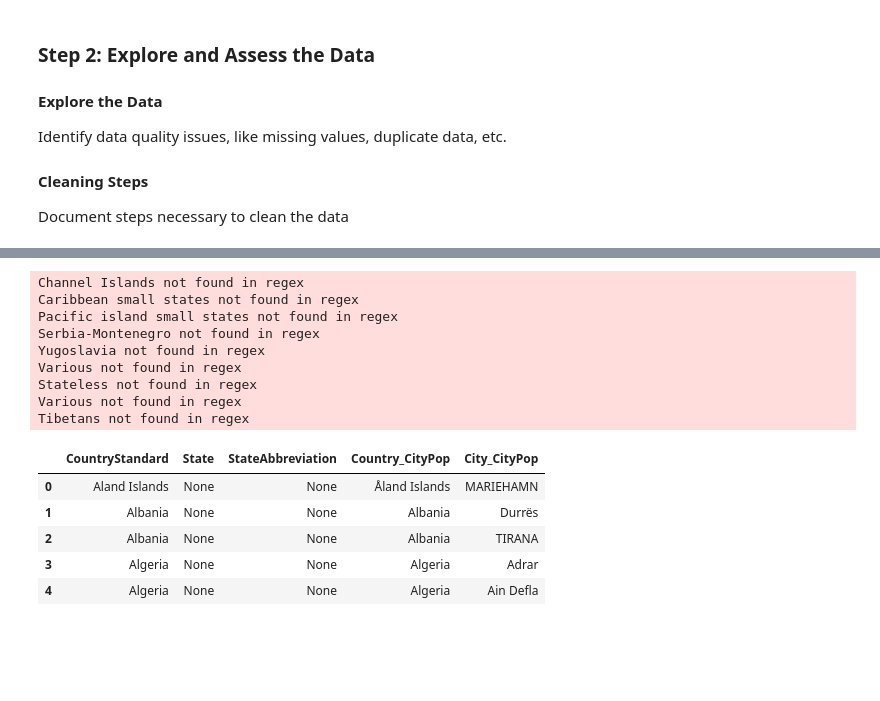
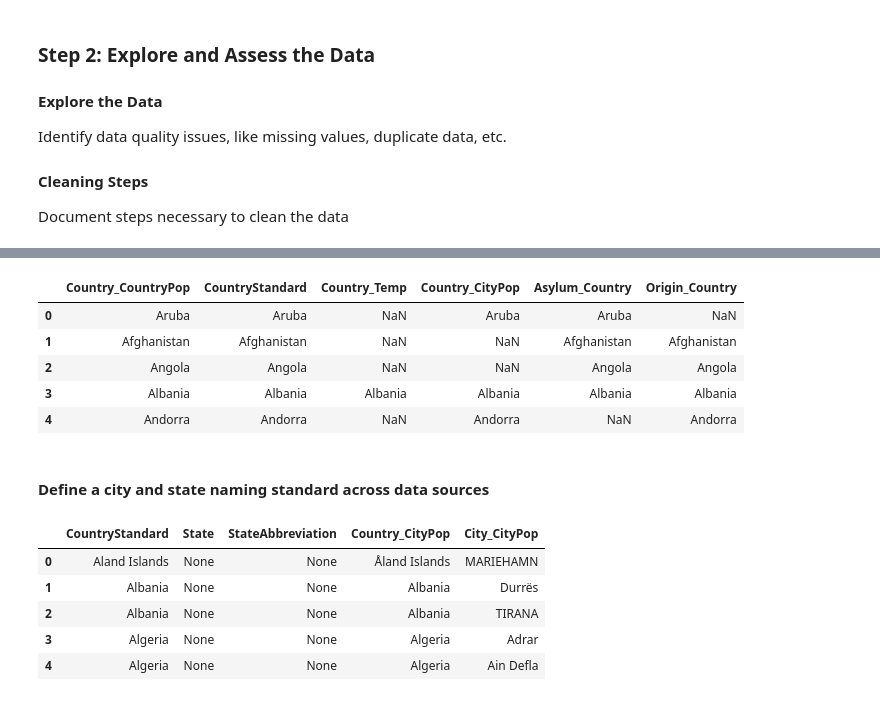
Before and after one commit to DonDuPontII/Data-Engineering-Udacity-Projects, a Jupyter notebook: Capstone-Project.ipynb, the cells around one changed output, grey strips where cells are left out. Cells and saved outputs as stored; diff of their text form; code cells hidden in the pictures; blank space fills up the shorter version.

```diff
--- a/Capstone-Project.ipynb
+++ b/Capstone-Project.ipynb
@@ -490,0 +428,11 @@ refugee_df.loc[pd.isnull(refugee_df[['Asylum_Country_or_Territory',
+# %%
+# Pull unique country and city values from each source data set
+unique_refugee_origin = refugee_df[['Origin_Country']].drop_duplicates()
+
+unique_refugee_asylum = refugee_df[['Asylum_Country']].drop_duplicates()
+
+unique_citypop_country = city_pop_df[['Country']].drop_duplicates()
+
+unique_countrypop = country_pop_df[['Country']].drop_duplicates()
+
+unique_temp_country = temp_df[['Country']].drop_duplicates()
@@ -491 +480,22 @@ refugee_df.loc[pd.isnull(refugee_df[['Asylum_Country_or_Territory',
+# %%
+# Full outer join dataframes for mapping purposes
+# Source: https://stackoverflow.com/questions/23668427/pandas-three-way-joining-multiple-dataframes-on-columns
+dfs = [unique_countrypop,
+       unique_temp_country,
+       unique_citypop_country,
+       unique_refugee_asylum,
+       unique_refugee_origin]
+
+country_map = reduce(lambda left,right: pd.merge(left, right, on = 'CountryStandard', how = 'outer'), dfs)
+
+country_map.head()
+# %% [output]
+|  | Country_CountryPop | CountryStandard | Country_Temp | Country_CityPop | Asylum_Country | Origin_Country |
+| 0 | Aruba | Aruba | NaN | Aruba | Aruba | NaN |
+| 1 | Afghanistan | Afghanistan | NaN | NaN | Afghanistan | Afghanistan |
+| 2 | Angola | Angola | NaN | NaN | Angola | Angola |
+| 3 | Albania | Albania | Albania | Albania | Albania | Albania |
+| 4 | Andorra | Andorra | NaN | Andorra | NaN | Andorra |
+# %% [markdown]
+#### Define a city and state naming standard across data sources
 # %%
@@ -513,31 +507,3 @@ unique_temp_country.columns = ['Country_Temp']
 unique_temp_city = temp_df[['Country', 'State', 'City']].drop_duplicates()
 
 unique_temp_city.columns = ['Country_Temp', 'State_Temp', 'City_Temp']
-# %%
-def country_standard(df, field):
-    # Convert dataframe to a list
-    country_list = df[field].tolist()
-
-    # Source: https://github.com/konstantinstadler/country_converter
-    # Create a standardized country name and add it to the dataframe
-    standard_names = coco.convert(names = country_list, to = 'name_short')
-    df['CountryStandard'] = standard_names
-
-    # Replace values 'not found' (default designation) with source value
-    df.CountryStandard[df.CountryStandard == 'not found'] = df[field]
-
-country_standard(unique_countrypop, 'Country_CountryPop')
-country_standard(unique_temp_country, 'Country_Temp')
-country_standard(unique_citypop_country, 'Country_CityPop')
-country_standard(unique_refugee_asylum, 'Asylum_Country_or_Territory')
-country_standard(unique_refugee_origin, 'Origin_Country_or_Territory')
-# %% [output]
-Channel Islands not found in regex
-Caribbean small states not found in regex
-Pacific island small states not found in regex
-Serbia-Montenegro not found in regex
-Yugoslavia not found in regex
-Various not found in regex
-Stateless not found in regex
-Various not found in regex
-Tibetans not found in regex
```
Also changed, not shown: parts of 38 cells of this notebook.
